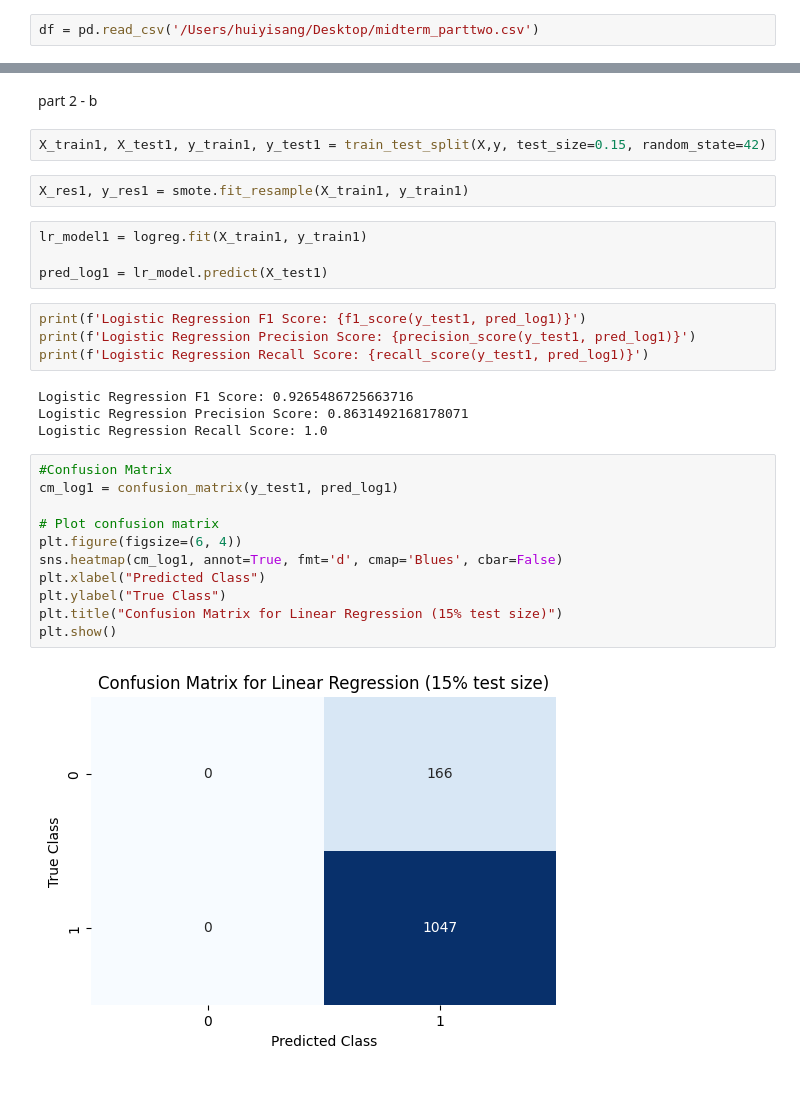
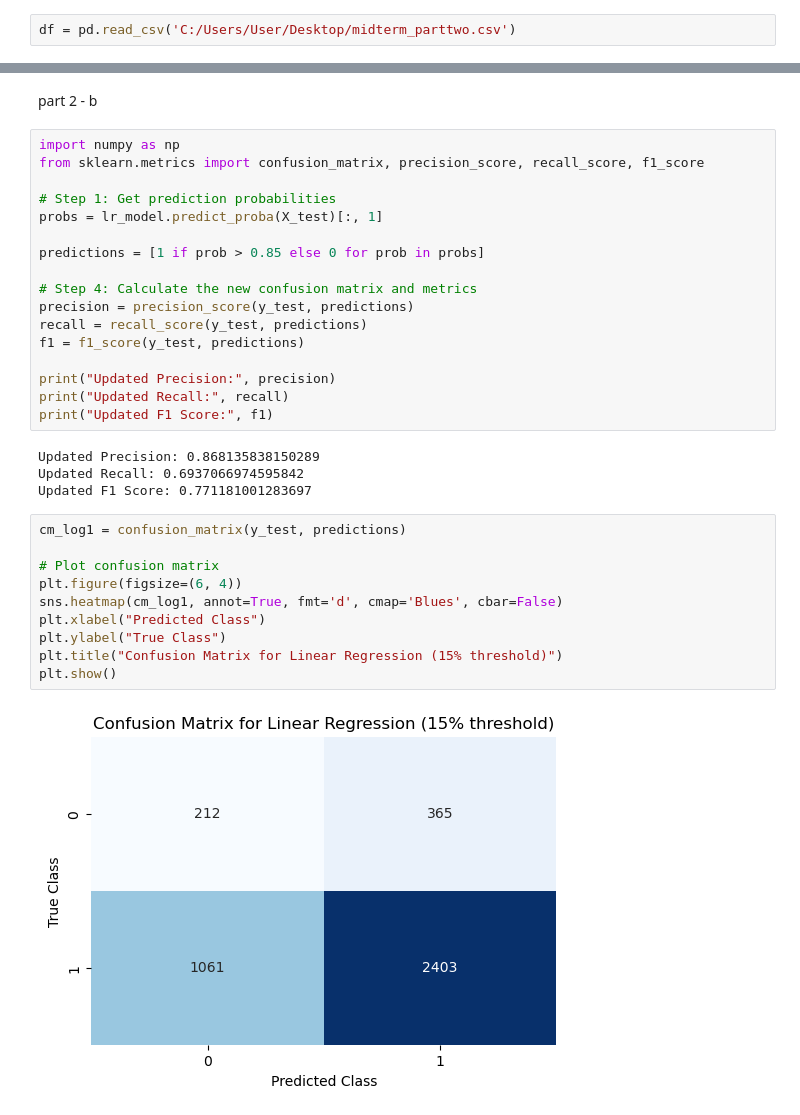
Before and after one commit to qmdismnp/Schulich_DS_MBAN, a Jupyter notebook: predictive midterm.ipynb, the cells around one changed output, grey strips where cells are left out. Drawn from its saved outputs; the diff is of its cells as text; blank space fills up the shorter version.

```diff
--- a/predictive midterm.ipynb
+++ b/predictive midterm.ipynb
@@ -135,5 +138,5 @@ from sklearn.metrics import classification_report,f1_score, PrecisionRecallDispl
 # %%
-df = pd.read_csv('/Users/huiyisang/Desktop/midterm_parttwo.csv')
+df = pd.read_csv('C:/Users/User/Desktop/midterm_parttwo.csv')
 # %%
 df.head()
 # %% [output]
@@ -224,31 +242,35 @@ plt.show()
 # %% [markdown]
 part 2 - b
-# %%
-X_train1, X_test1, y_train1, y_test1 = train_test_split(X,y, test_size=0.15, random_state=42)
-# %%
-X_res1, y_res1 = smote.fit_resample(X_train1, y_train1)
-# %%
-lr_model1 = logreg.fit(X_train1, y_train1)
-
-pred_log1 = lr_model.predict(X_test1)
-# %%
-print(f'Logistic Regression F1 Score: {f1_score(y_test1, pred_log1)}')
-print(f'Logistic Regression Precision Score: {precision_score(y_test1, pred_log1)}')
-print(f'Logistic Regression Recall Score: {recall_score(y_test1, pred_log1)}')
-# %% [output]
-Logistic Regression F1 Score: 0.9265486725663716
-Logistic Regression Precision Score: 0.8631492168178071
-Logistic Regression Recall Score: 1.0
+# %%
+import numpy as np
+from sklearn.metrics import confusion_matrix, precision_score, recall_score, f1_score
+
+# Step 1: Get prediction probabilities
+probs = lr_model.predict_proba(X_test)[:, 1]
+
+predictions = [1 if prob > 0.85 else 0 for prob in probs]
+
+# Step 4: Calculate the new confusion matrix and metrics
+precision = precision_score(y_test, predictions)
+recall = recall_score(y_test, predictions)
+f1 = f1_score(y_test, predictions)
+
+print("Updated Precision:", precision)
+print("Updated Recall:", recall)
+print("Updated F1 Score:", f1)
+# %% [output]
+Updated Precision: 0.868135838150289
+Updated Recall: 0.6937066974595842
+Updated F1 Score: 0.771181001283697
 # %%
-#Confusion Matrix
-cm_log1 = confusion_matrix(y_test1, pred_log1)
+cm_log1 = confusion_matrix(y_test, predictions)
 
 # Plot confusion matrix
 plt.figure(figsize=(6, 4))
 sns.heatmap(cm_log1, annot=True, fmt='d', cmap='Blues', cbar=False)
 plt.xlabel("Predicted Class")
 plt.ylabel("True Class")
-plt.title("Confusion Matrix for Linear Regression (15% test size)")
+plt.title("Confusion Matrix for Linear Regression (15% threshold)")
 plt.show()
 # %% [output]
-[figure, old version]
+[figure, new version]
```
Also changed, not shown: parts of 9 cells of this notebook, 1 other file.
